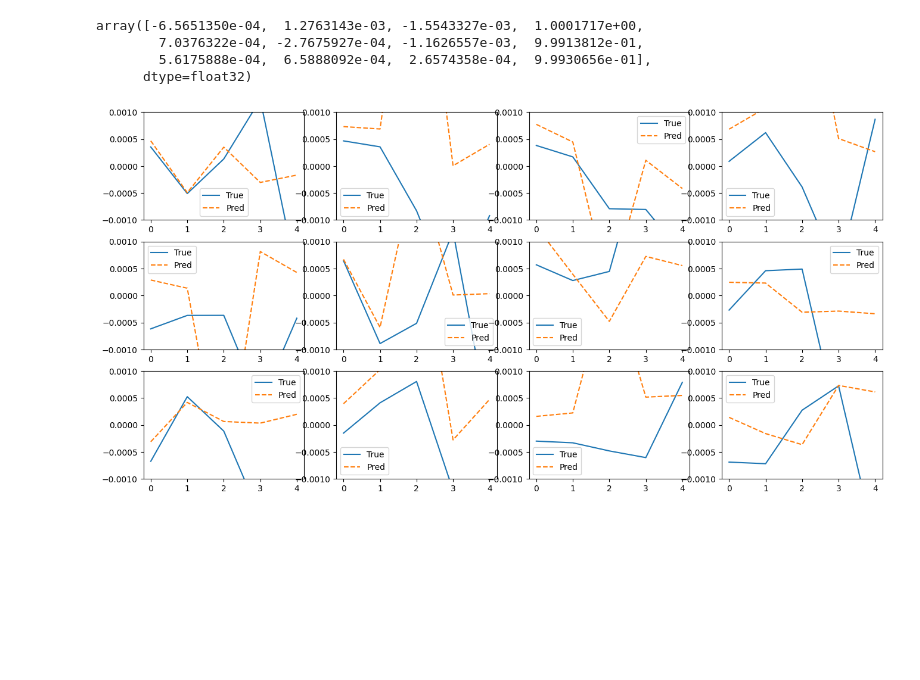
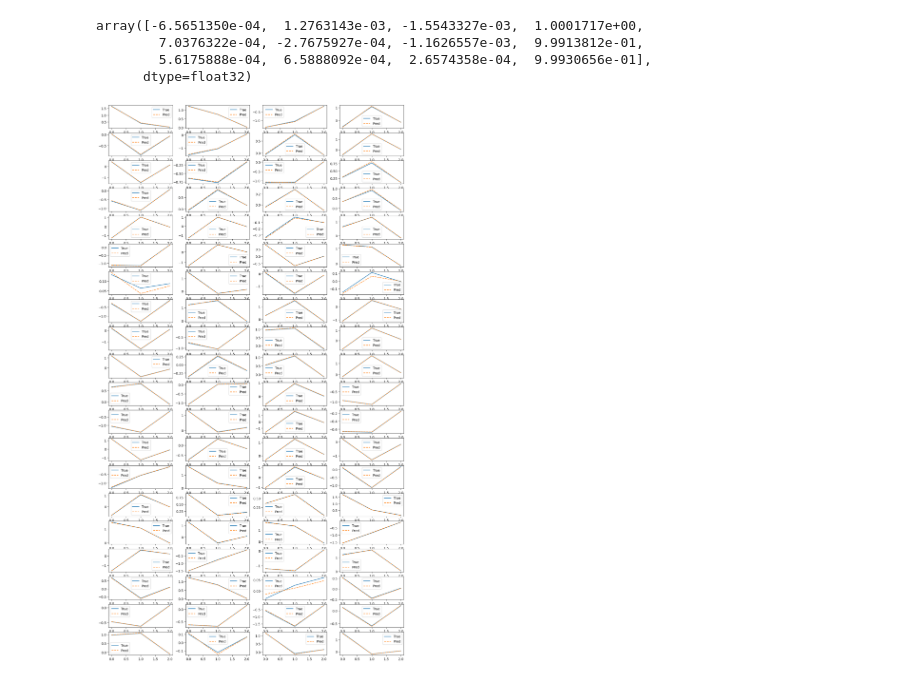
Before and after one commit to Driemann/ml-aos, a Jupyter notebook: notebooks/Model_Test.ipynb, the cells around one changed output. Drawn from its saved outputs; the diff is of its cells as text; code cells hidden in the pictures; blank space fills up the shorter version.

Commit message:
Translations only training

```diff
--- a/notebooks/Model_Test.ipynb
+++ b/notebooks/Model_Test.ipynb
@@ -3,4 +3,5 @@ from ml_aos.lightning import WaveNet
 from ml_aos.dataloader import Donuts
 import matplotlib.pyplot as plt
 # %%
-model=WaveNet.load_from_checkpoint('/astro/users/driemann/ml-aos/lightning_logs/version_1/checkpoints/epoch=96-step=14647.ckpt')
+model=WaveNet.load_from_checkpoint('/astro/users/driemann/ml-aos/lightning_logs/version_3/checkpoints/epoch=185-step=28086.ckpt')
+model.eval()
@@ -28,7 +29,7 @@ WaveNet(
 # %%
 train=Donuts()
 train[0]
-dof_pred=model1(train[0]['image'][None, ...], train[0]['intrafocal'][None, ...])
+dof_pred=model(train[0]['image'][None, ...], train[0]['intrafocal'][None, ...])
 # %%
 train[0]['image'][None, ...]
 # %% [output]
@@ -65,7 +66,7 @@ SyntaxError: invalid syntax (1409202001.py, line 1)
 fig, axes = plt.subplots(3, 4, figsize=(16, 8))
 for i,ax in enumerate(axes.flatten()):
     ax.plot(train[i]['dof'], label="True")
-    dof_pred=model1(train[i]['image'][None, ...], train[i]['intrafocal'][None, ...])
+    dof_pred=model(train[i]['image'][None, ...], train[i]['intrafocal'][None, ...])
     ax.plot(dof_pred.detach().numpy().flatten(), ls='--', label='Pred')
     ax.legend()
     #ax.set(ylim=(-1E-3, +1E-3))
@@ -80,7 +81,7 @@ for i,ax in enumerate(axes.flatten()):
 losses = []
 for i in range(10_000):
     data, truth = ...[i]
-    pred = model1(data)
+    pred = model(data)
     losses.append(np.mean((pred-truth)**2))
 
 losses = np.array(losses)
@@ -101,12 +104,11 @@ array([-6.5651350e-04,  1.2763143e-03, -1.5543327e-03,  1.0001717e+00,
         5.6175888e-04,  6.5888092e-04,  2.6574358e-04,  9.9930656e-01],
       dtype=float32)
 # %%
-fig, axes = plt.subplots(3, 4, figsize=(16, 8))
+fig, axes = plt.subplots(20, 4, figsize=(16, 30))
 for i,ax in enumerate(axes.flatten()):
     ax.plot(test[i]['dof'], label="True")
-    dof_pred=model1(test[i]['image'][None, ...], test[i]['intrafocal'][None, ...])
+    dof_pred=model(test[i]['image'][None, ...], test[i]['intrafocal'][None, ...])
     ax.plot(dof_pred.detach().numpy().flatten(), ls='--', label='Pred')
     ax.legend()
-    ax.set(ylim=(-1E-3, +1E-3))
 # %% [output]
-[figure, old version]
+[figure, new version]
```
Also changed, not shown: parts of 6 cells of this notebook, 7 other files.
